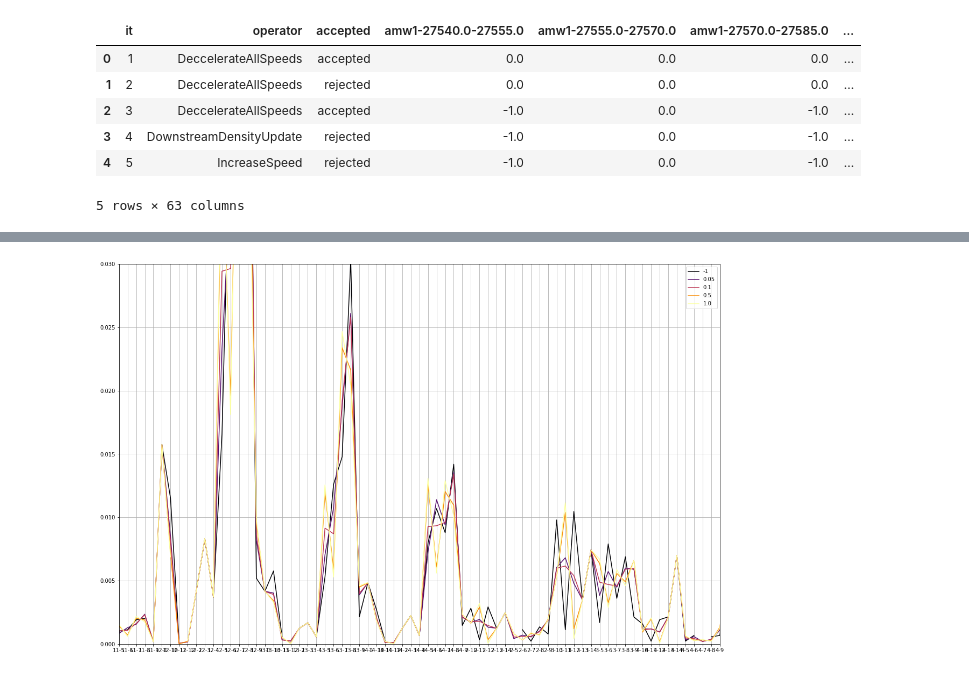
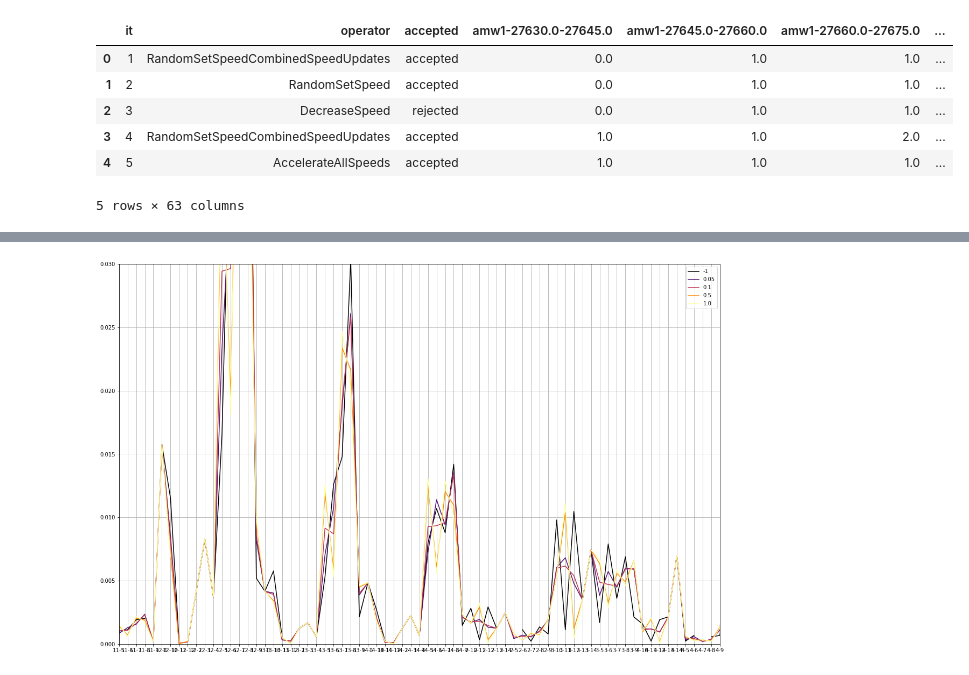
Before and after one commit to transp-or/pedestrian-control-simulator, a Jupyter notebook: src/main/python/parrallel-coords.ipynb, the cells around one changed output, grey strips where cells are left out. Saved outputs shown, nothing was run; the diff lists cells and outputs as text; code cells hidden in the pictures.

```diff
--- a/src/main/python/parrallel-coords.ipynb
+++ b/src/main/python/parrallel-coords.ipynb
@@ -5,24 +5,24 @@ from pandas.plotting import parallel_coordinates
 import scipy.spatial
 import sklearn.metrics
 # %%
-df = pd.read_csv('../../../iterations_points_MB72DZKkCg_27540.0_27720.0_15.0.csv', sep="\s*,\s*")
+df = pd.read_csv('../../../iterations_points_MB72DZKkCg_27630.0_27810.0_15.0.csv', sep="\s*,\s*")
 #df = df.set_index("route")
 #df = df.drop(columns=["route"])
 #df = df.transpose()
 #df = df.loc[:, (df.mean(axis=0) > 0.005)]
 #df = df.reset_index()
 #df = df.rename(columns={'index':"beta"})
 #df.at[0,'beta'] = -1
 #df = df.drop(index=[2,3])
 df.head()
 #df["meanTT"] = pd.to_numeric(df["meanTT"], downcast="float")
 # %% [output]
-|  | it | operator | accepted | amw1-27540.0-27555.0 | amw1-27555.0-27570.0 | amw1-27570.0-27585.0 | ... |
-| 0 | 1 | DeccelerateAllSpeeds | accepted | 0.0 | 0.0 | 0.0 | ... |
-| 1 | 2 | DeccelerateAllSpeeds | rejected | 0.0 | 0.0 | 0.0 | ... |
-| 2 | 3 | DeccelerateAllSpeeds | accepted | -1.0 | 0.0 | -1.0 | ... |
-| 3 | 4 | DownstreamDensityUpdate | rejected | -1.0 | 0.0 | -1.0 | ... |
-| 4 | 5 | IncreaseSpeed | rejected | -1.0 | 0.0 | -1.0 | ... |
+|  | it | operator | accepted | amw1-27630.0-27645.0 | amw1-27645.0-27660.0 | amw1-27660.0-27675.0 | ... |
+| 0 | 1 | RandomSetSpeedCombinedSpeedUpdates | accepted | 0.0 | 1.0 | 1.0 | ... |
+| 1 | 2 | RandomSetSpeed | accepted | 0.0 | 1.0 | 1.0 | ... |
+| 2 | 3 | DecreaseSpeed | rejected | 0.0 | 1.0 | 1.0 | ... |
+| 3 | 4 | RandomSetSpeedCombinedSpeedUpdates | accepted | 1.0 | 1.0 | 2.0 | ... |
+| 4 | 5 | AccelerateAllSpeeds | accepted | 1.0 | 1.0 | 1.0 | ... |
 5 rows × 63 columns
 # %%
 #df_ref = pd.read_csv('../../../piw-route-choice-shortest-path_routes_usage.csv')
```
Also changed, not shown: parts of 1 cell of this notebook, 13 other files.
